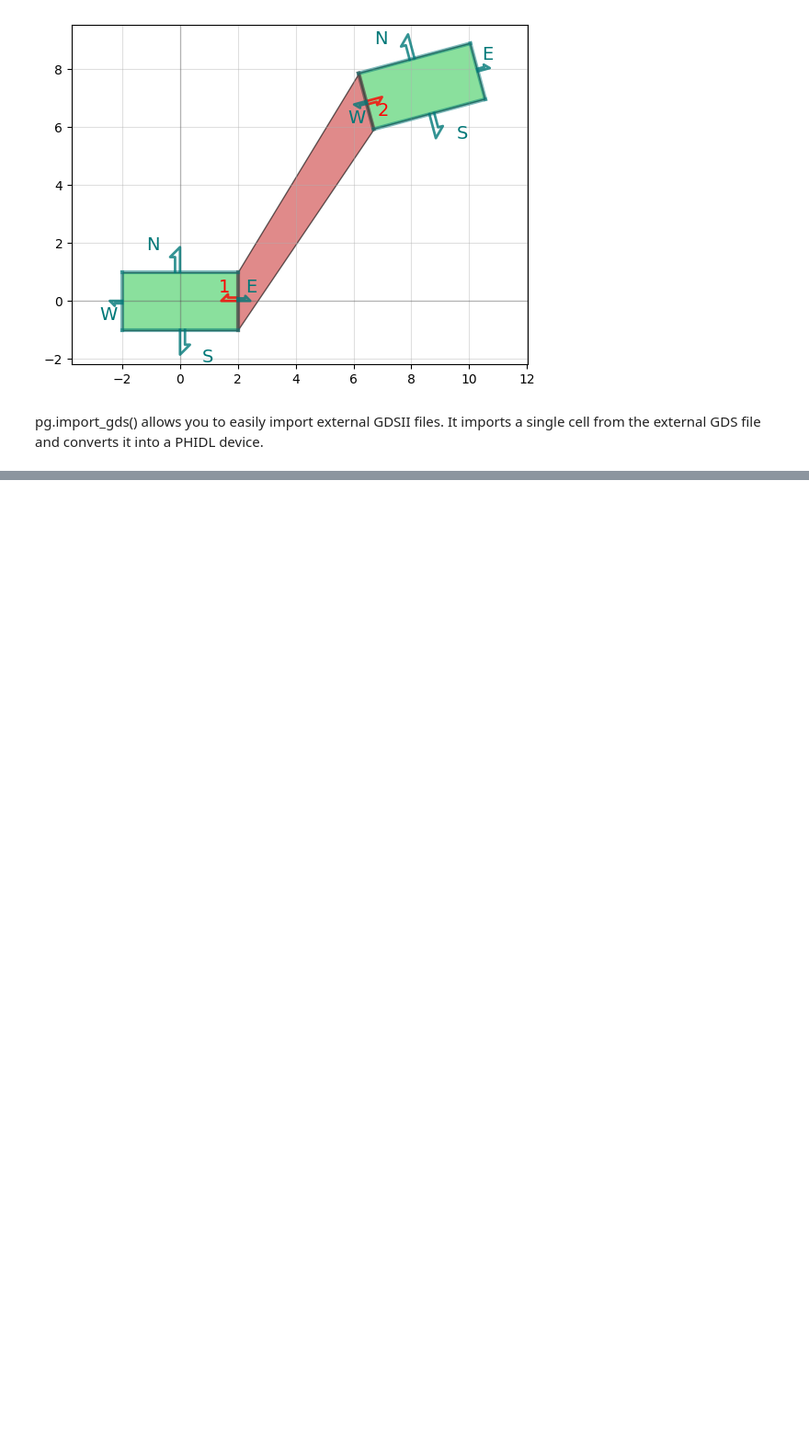
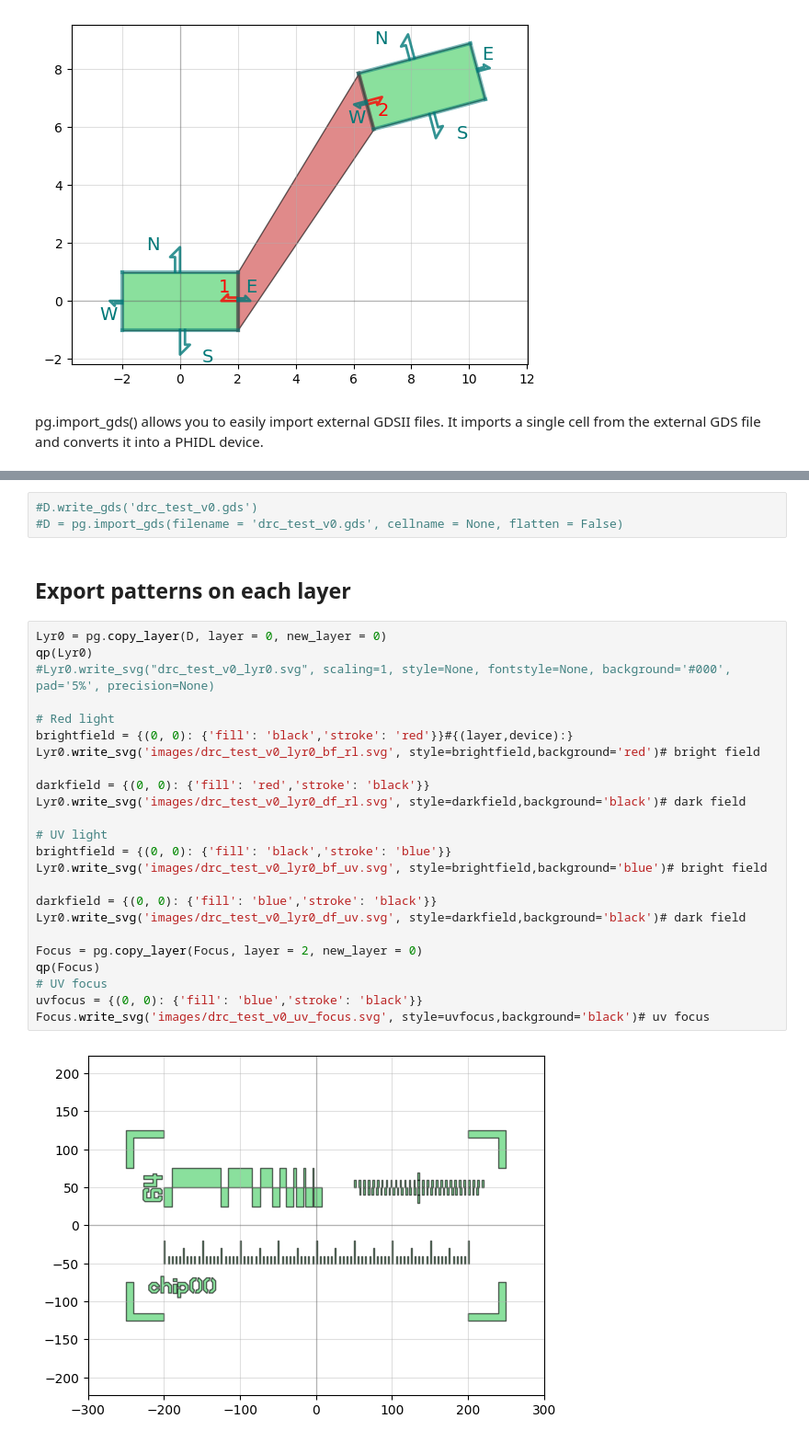
Before and after one commit to hacker-fab/Layout-tool-dev, a Jupyter notebook: phidl_drc_v0.ipynb, the cells around one changed output, grey strips where cells are left out. Shown at 92% size. Cells and saved outputs as stored; diff of their text form; blank space fills up the shorter version.

```diff
--- a/phidl_drc_v0.ipynb
+++ b/phidl_drc_v0.ipynb
@@ -91,0 +112,31 @@ qp(D) # quickplot the geometry
+# %%
+#D.write_gds('drc_test_v0.gds')
+#D = pg.import_gds(filename = 'drc_test_v0.gds', cellname = None, flatten = False)
+# %% [markdown]
+## Export patterns on each layer
+# %%
+Lyr0 = pg.copy_layer(D, layer = 0, new_layer = 0)
+qp(Lyr0)
+#Lyr0.write_svg("drc_test_v0_lyr0.svg", scaling=1, style=None, fontstyle=None, background='#000', pad='5%', precision=None)
+
+# Red light
+brightfield = {(0, 0): {'fill': 'black','stroke': 'red'}}#{(layer,device):}
+Lyr0.write_svg('images/drc_test_v0_lyr0_bf_rl.svg', style=brightfield,background='red')# bright field
+
+darkfield = {(0, 0): {'fill': 'red','stroke': 'black'}}
+Lyr0.write_svg('images/drc_test_v0_lyr0_df_rl.svg', style=darkfield,background='black')# dark field
+
+# UV light
+brightfield = {(0, 0): {'fill': 'black','stroke': 'blue'}}
+Lyr0.write_svg('images/drc_test_v0_lyr0_bf_uv.svg', style=brightfield,background='blue')# bright field
+
+darkfield = {(0, 0): {'fill': 'blue','stroke': 'black'}}
+Lyr0.write_svg('images/drc_test_v0_lyr0_df_uv.svg', style=darkfield,background='black')# dark field
+
+Focus = pg.copy_layer(Focus, layer = 2, new_layer = 0)
+qp(Focus)
+# UV focus
+uvfocus = {(0, 0): {'fill': 'blue','stroke': 'black'}}
+Focus.write_svg('images/drc_test_v0_uv_focus.svg', style=uvfocus,background='black')# uv focus
+# %% [output]
+[figure, added]
```
Also changed, not shown: parts of 8 cells of this notebook.
